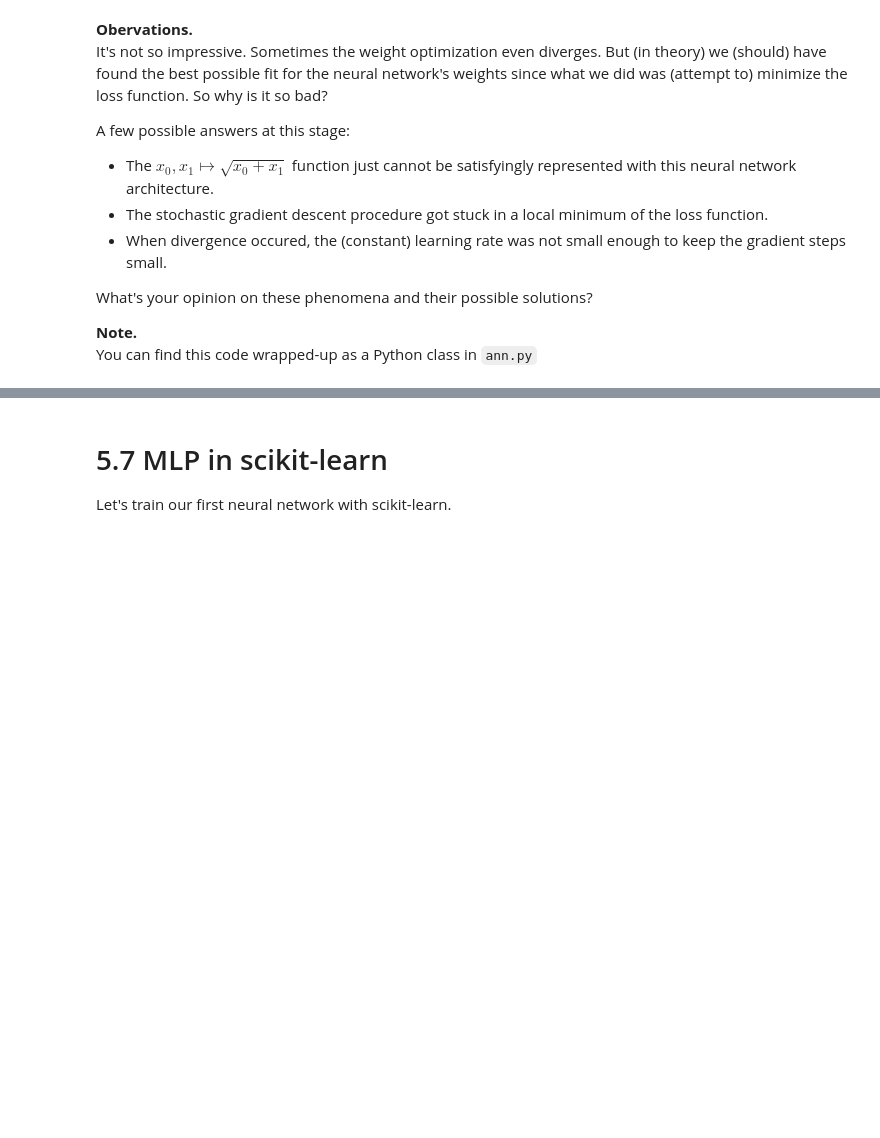
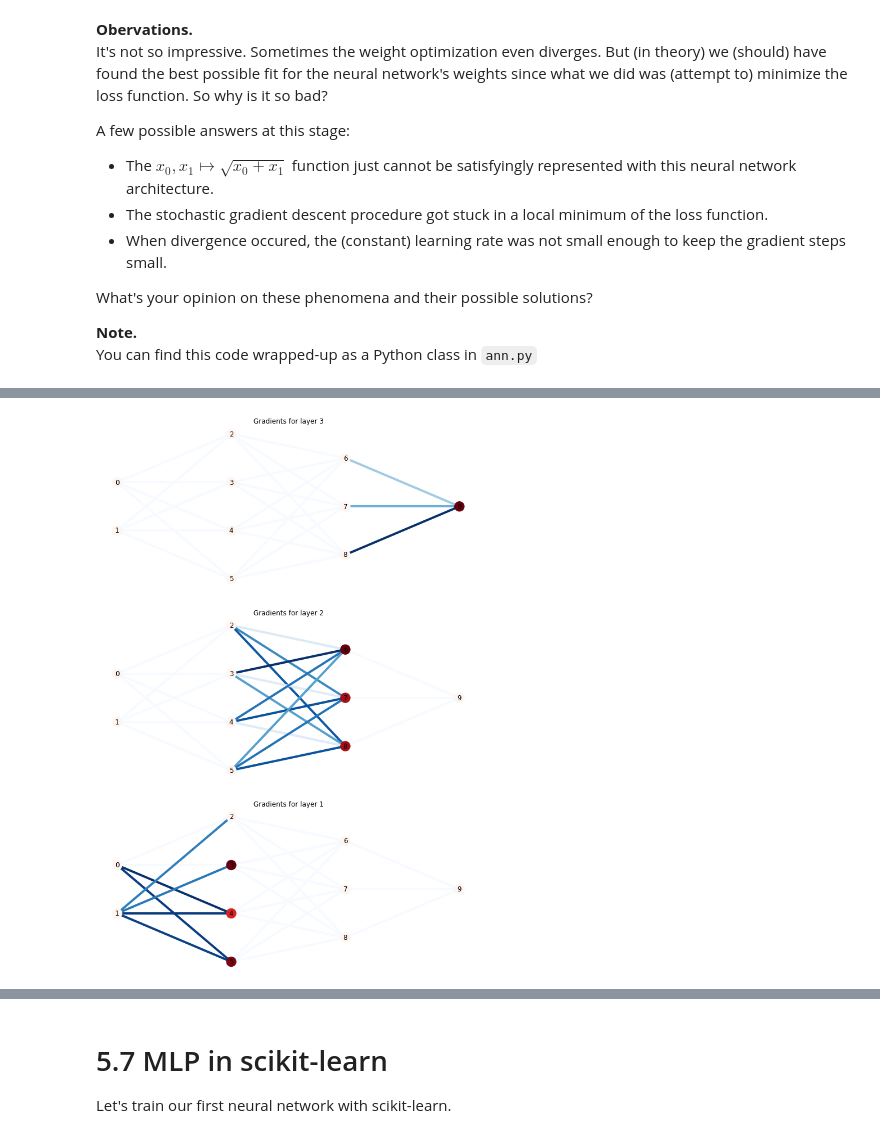
Before and after one commit to d9w/deep-learning-intro, a Jupyter notebook: 2. Training ANNs.ipynb, the cells around one changed output, grey strips where cells are left out. Saved outputs shown, nothing was run; the diff lists cells and outputs as text; code cells hidden in the pictures; blank space fills up the shorter version.

Commit message:
shortened versions of each notebook

```diff
--- a/2. Training ANNs.ipynb
+++ b/2. Training ANNs.ipynb
@@ -529,0 +582,39 @@ You can find this code wrapped-up as a Python class in `ann.py`
+# %%
+plt.figure(figsize=(12, 24))
+# initialize gradient vectors for each layer
+delta = [np.zeros((out.shape[0], sz)) for sz in myann.layer_sizes]
+grad_w = [np.zeros((o, i)) for i, o in
+      zip(myann.layer_sizes[:-1], myann.layer_sizes[1:])]
+grad_b = [np.zeros((1, y)) for y in myann.layer_sizes[1:]]
+#learning rate
+alpha = 0.01
+for i in range(len(myann.layer_sizes)-1, 0, -1):
+    if i == len(myann.layer_sizes)-1:
+        delta[i] = s[-1]
+    else:
+        delta[i] = np.dot(delta[i+1], myann.weights[i])
+        delta[i] = np.multiply(delta[i], s[i])
+    # delta at each layer
+    delta_temp = np.multiply(delta[i], error)
+    # reset weight gradients to 0 for plotting
+    grad_w = [np.zeros((o, i)) for i, o in
+          zip(myann.layer_sizes[:-1], myann.layer_sizes[1:])]
+    # gradient of weights at this layer
+    grad_w[i-1] = np.dot(delta_temp.T, z[i-1])
+    # reset bias gradients to 0 for plotting
+    grad_b = [np.zeros((1, y)) for y in myann.layer_sizes[1:]]
+    # gradients of biases at this layer
+    grad_b[i-1] = np.sum(delta_temp, axis=0)
+    # flatten weight and bias gradients for plotting
+    dw_flat = [np.abs(i) for l in grad_w for i in l.flatten()]
+    db_flat = np.concatenate((np.zeros(sizes[0]),
+                              [np.abs(i) for l in grad_b for i in l.flatten()]))
+    # plot
+    plt.subplot(len(myann.layer_sizes), 1, len(myann.layer_sizes)-i)
+    plt.title("Gradients for layer "+str(i))
+    nx.draw(G, pos, **options, edge_color=dw_flat, node_color=db_flat)
+    # IMPORTANT: update weights for next step of backprop
+    myann.weights[i-1] -= alpha * grad_w[i-1]
+    myann.biases[i-1] -= alpha * grad_b[i-1]
+# %% [output]
+[figure, added]
```
Also changed, not shown: parts of 28 cells of this notebook, 3 other files.
